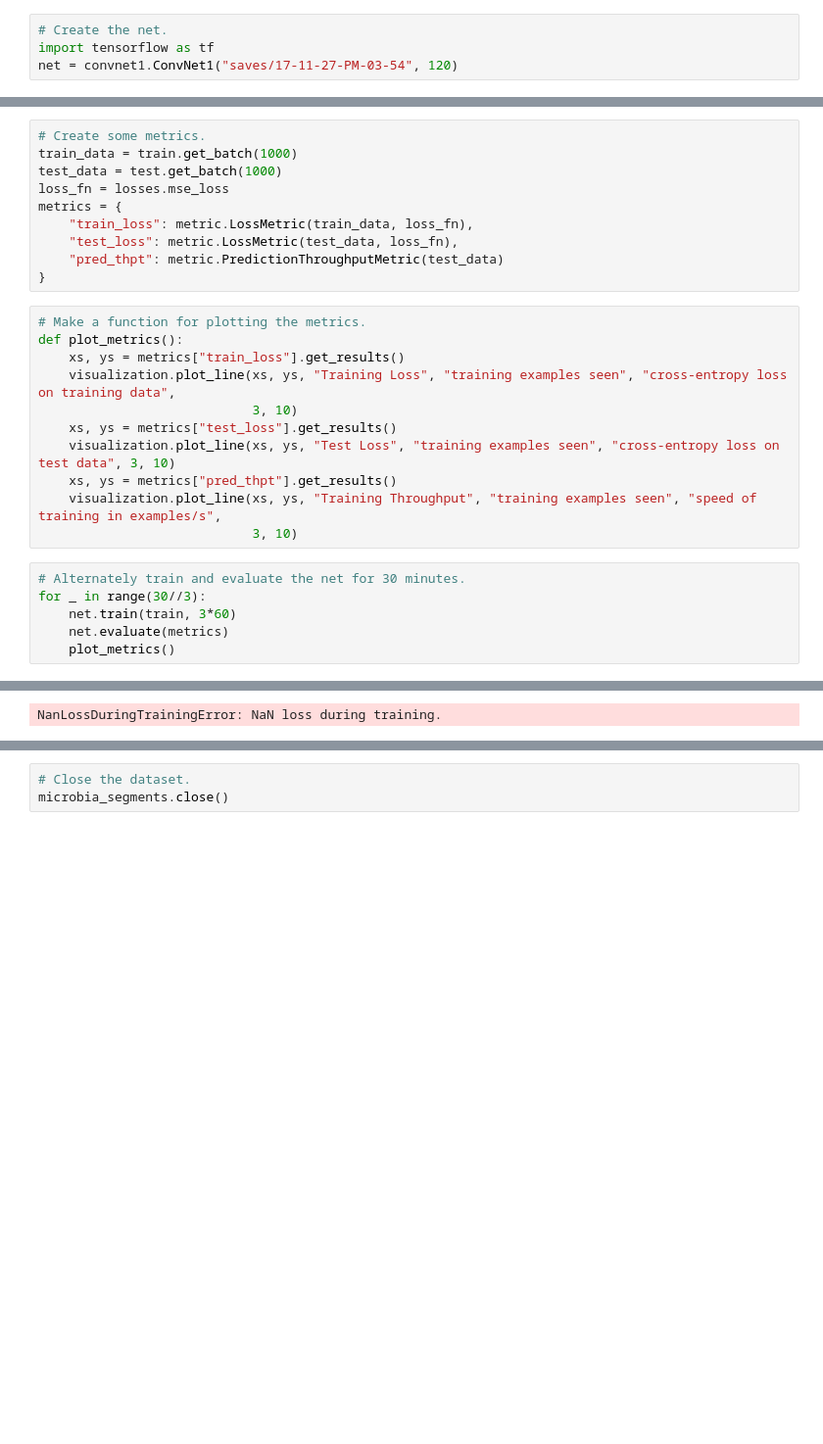
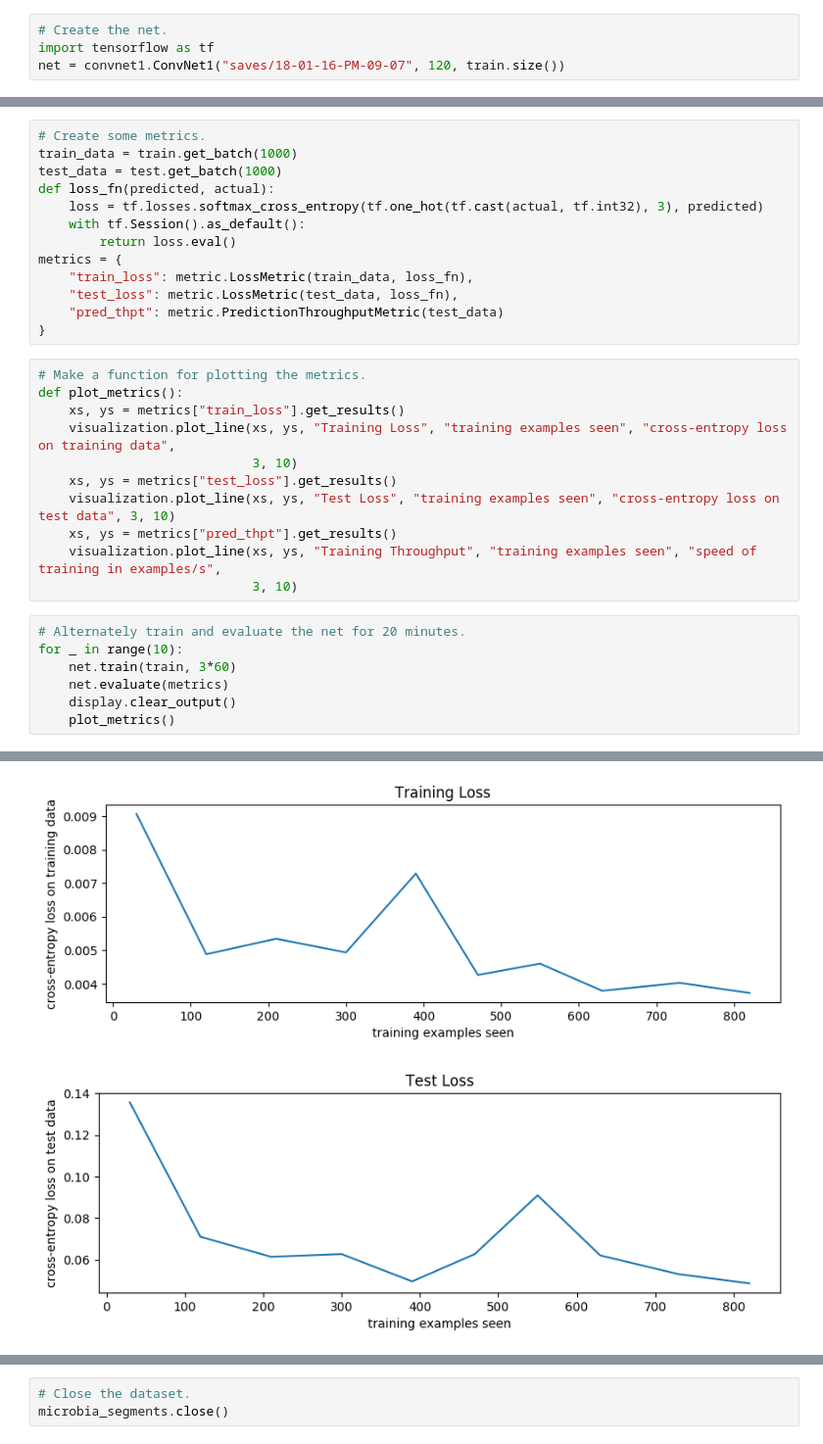
Before and after one commit to sheaconlon/cell_counting2, a Jupyter notebook: src/model/segmentation/convnet1/convnet1.ipynb, the cells around one changed output, grey strips where cells are left out. Shown: that part at 98% size. Saved outputs shown, nothing was run; the diff lists cells and outputs as text; blank space fills up the shorter version.

Commit message:
attempt to fix segmentation/convnet1

```diff
--- a/src/model/segmentation/convnet1/convnet1.ipynb
+++ b/src/model/segmentation/convnet1/convnet1.ipynb
@@ -61,4 +62,4 @@ train, test = images_masks.split(0.4)
 # %%
 # Create the net.
 import tensorflow as tf
-net = convnet1.ConvNet1("saves/17-11-27-PM-03-54", 120)
+net = convnet1.ConvNet1("saves/18-01-16-PM-09-07", 120, train.size())
@@ -66,7 +69,10 @@ net = convnet1.ConvNet1("saves/17-11-27-PM-03-54", 120)
 # Create some metrics.
 train_data = train.get_batch(1000)
 test_data = test.get_batch(1000)
-loss_fn = losses.mse_loss
+def loss_fn(predicted, actual):
+    loss = tf.losses.softmax_cross_entropy(tf.one_hot(tf.cast(actual, tf.int32), 3), predicted)
+    with tf.Session().as_default():
+        return loss.eval()
 metrics = {
     "train_loss": metric.LossMetric(train_data, loss_fn),
     "test_loss": metric.LossMetric(test_data, loss_fn),
@@ -84,9 +90,10 @@ def plot_metrics():
     visualization.plot_line(xs, ys, "Training Throughput", "training examples seen", "speed of training in examples/s",
                             3, 10)
 # %%
-# Alternately train and evaluate the net for 30 minutes.
-for _ in range(30//3):
+# Alternately train and evaluate the net for 20 minutes.
+for _ in range(10):
     net.train(train, 3*60)
     net.evaluate(metrics)
+    display.clear_output()
     plot_metrics()
 # %% [output]
@@ -94 +100,2 @@ ERROR:tensorflow:Model diverged with loss = NaN.
-NanLossDuringTrainingError: NaN loss during training.
+[figure, added]
+[figure, added]
```
Also changed, not shown: parts of 9 cells of this notebook, 11 other files.
